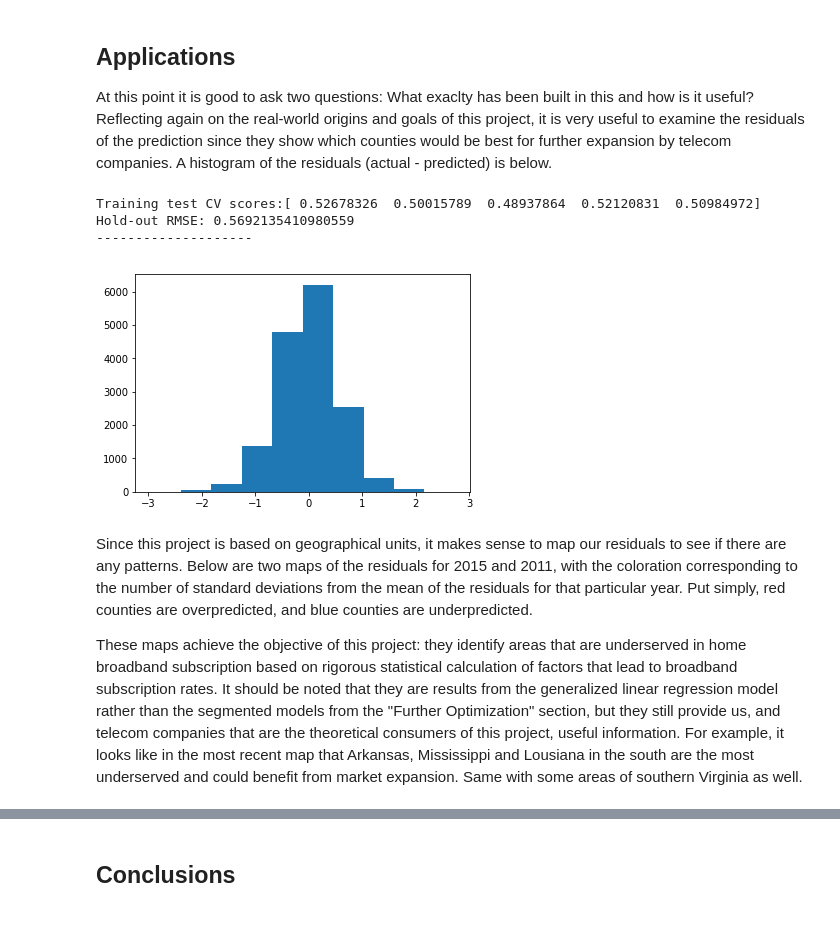
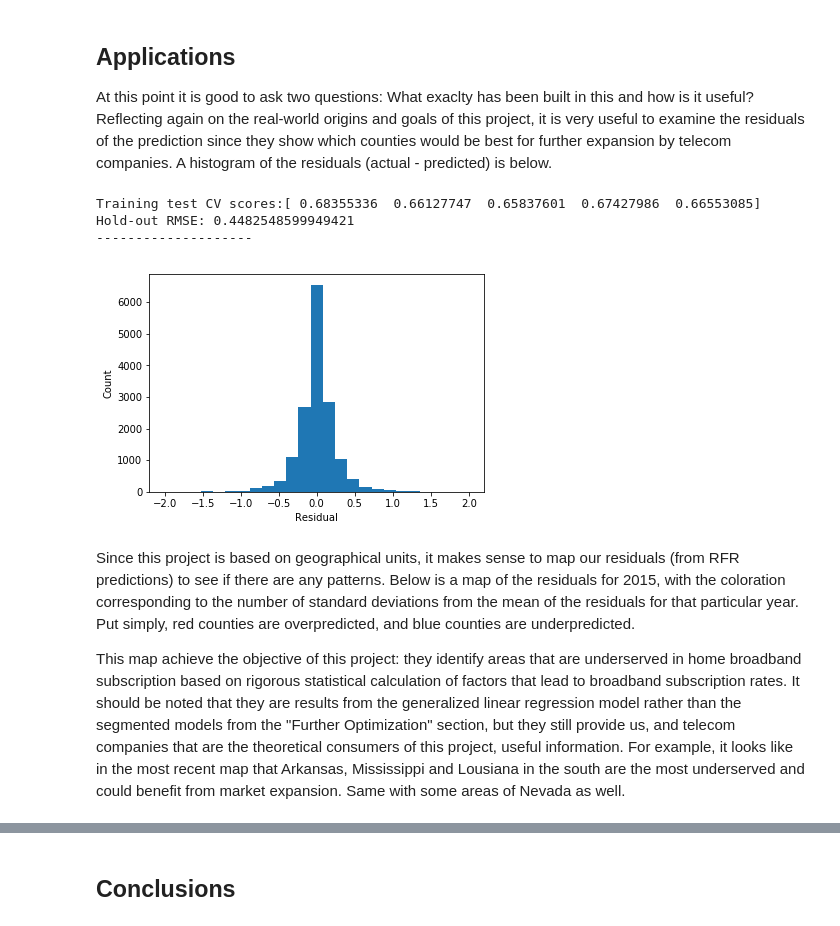
Before and after one commit to cwhitz/Capstone_ML, a Jupyter notebook: Capstone_ML.ipynb, the cells around one changed output, grey strips where cells are left out. Drawn from its saved outputs; the diff is of its cells as text; code cells hidden in the pictures.

```diff
--- a/Capstone_ML.ipynb
+++ b/Capstone_ML.ipynb
@@ -54,3 +46,9 @@ X_train, X_test, y_train, y_test = train_test_split(df_features, lr_bb.BSC, test
+# %%
+# create an imputer object (applied throughout project)
+imp = Imputer(missing_values='NaN', strategy='median', axis=1)
+
+# remove unnecessary features
+lr_bb = broadband.drop(['Unnamed: 0', 'state', 'statename'], axis=1)
 # %% [markdown]
 Second step is designing a function that will allow me to quickly preprocess my data and run it through a selected model to produce metrics for comparison with other models.
 # %%
@@ -65,22 +63,28 @@ def pretty_print_linear(coefs, names = None, sort = False):
         lst = sorted(lst,  key = lambda x:-np.abs(x[0]))
     return "\n + ".join("%s * %s" % (round(coef, 3), name)
                                    for coef, name in lst)
-def preprocess(df):
-    global X_train, X_holdout, y_train, y_holdout, df_features
-    df_features = df.drop('BSC',axis = 1)
-    df_features = imp.fit_transform(df_features)
-    X_train, X_holdout, y_train, y_holdout = train_test_split(df_features, df.BSC, test_size = .2, random_state=24)
 
-def LR_Pipeline(df, model, coef_print=True, return_df=False):
+# generalized preprocessing function drops target variable, imputes missing values, reconstitutes the dataframe
+# and partitions it for training purposes
+def preprocess(df, return_features_df=False):
+    df_features_wNaN = df.drop('BSC',axis = 1)
+    if return_features_df: global df_features
+    df_features = pd.DataFrame(imp.fit_transform(df_features_wNaN))
+    df_features.columns = df_features_wNaN.columns
+    return train_test_split(df_features, df.BSC, test_size = .2, random_state=24)
+
+# and a pipeline for regression models
+def Pipeline(df, model, coef_print=True, return_df=False):
+
     # preprocess & segment data
-    preprocess(df)
+    X_train, X_holdout, y_train, y_holdout = preprocess(df, return_features_df=return_df)
 
     # fit data to a linear regression model
     scores = cross_val_score(model,X_train,y_train, cv=5)
 
     # evaluate RMSE on holdout set
-    lr = model.fit(X_train,y_train)
-    BSC_predicted = lr.predict(X_holdout)
+    reg = model.fit(X_train,y_train)
+    BSC_predicted = reg.predict(X_holdout)
     BSC_predicted[BSC_predicted > 5] = 5
     global holdout_rmse
     holdout_rmse = np.sqrt(mean_squared_error(BSC_predicted, y_holdout))
@@ -88,12 +92,12 @@ def LR_Pipeline(df, model, coef_print=True, return_df=False):
     print('Training test CV scores:{}'.format(scores))
     print('Hold-out RMSE: {}'.format(holdout_rmse))
     if coef_print==True:
-        print("Linear model:\n", pretty_print_linear(lr.coef_, names=list(df.columns), sort=True))
+        print("Linear model:\n", pretty_print_linear(reg.coef_, names=list(df.columns), sort=True))
     print('--------------------')
 
     if return_df==True:
         df_copy = df
-        df_copy.loc[:,'Predicted'] = lr.predict(df_features)
+        df_copy.loc[:,'Predicted'] = reg.predict(df_features)
         df_copy.loc[:,'Residual'] = df['BSC'] - df['Predicted']
         return df_copy
 # %% [markdown]
@@ -327,21 +426,23 @@ There is a lot to unpack here. Overall, I can predict urban and semirural counti
 
 At this point it is good to ask two questions: What exaclty has been built in this and how is it useful? Reflecting again on the real-world origins and goals of this project, it is very useful to examine the residuals of the prediction since they show which counties would be best for further expansion by telecom companies. A histogram of the residuals (actual - predicted) is below.
 # %%
-resid_df = LR_Pipeline(lr_bb, LinearRegression(), coef_print=False, return_df=True)
-plt.hist(resid_df.Residual)
+resid_df = Pipeline(lr_bb, RandomForestRegressor(n_estimators=40, max_features='sqrt'), coef_print=False, return_df=True)
+plt.hist(resid_df.Residual, bins=25)
+plt.xlabel('Residual')
+plt.ylabel('Count')
 plt.show()
 # %% [output]
-Training test CV scores:[ 0.52678326  0.50015789  0.48937864  0.52120831  0.50984972]
-Hold-out RMSE: 0.5692135410980559
+Training test CV scores:[ 0.68355336  0.66127747  0.65837601  0.67427986  0.66553085]
+Hold-out RMSE: 0.4482548599949421
 --------------------
-[figure, old version]
+[figure, new version]
 # %%
 resid_df[resid_df['Year']==2011].to_csv('resid_map_2011.csv')
 resid_df[resid_df['Year']==2015].to_csv('resid_map_2015.csv')
 # %% [markdown]
-Since this project is based on geographical units, it makes sense to map our residuals to see if there are any patterns. Below are two maps of the residuals for 2015 and 2011, with the coloration corresponding to the number of standard deviations from the mean of the residuals for that particular year. Put simply, red counties are overpredicted, and blue counties are underpredicted.
+Since this project is based on geographical units, it makes sense to map our residuals (from RFR predictions) to see if there are any patterns. Below is a map of the residuals for 2015, with the coloration corresponding to the number of standard deviations from the mean of the residuals for that particular year. Put simply, red counties are overpredicted, and blue counties are underpredicted.
 
-These maps achieve the objective of this project: they identify areas that are underserved in home broadband subscription based on rigorous statistical calculation of factors that lead to broadband subscription rates. It should be noted that they are results from the generalized linear regression model rather than the segmented models from the "Further Optimization" section, but they still provide us, and telecom companies that are the theoretical consumers of this project, useful information. For example, it looks like in the most recent map that Arkansas, Mississippi and Lousiana in the south are the most underserved and could benefit from market expansion. Same with some areas of southern Virginia as well.
+This map achieve the objective of this project: they identify areas that are underserved in home broadband subscription based on rigorous statistical calculation of factors that lead to broadband subscription rates. It should be noted that they are results from the generalized linear regression model rather than the segmented models from the "Further Optimization" section, but they still provide us, and telecom companies that are the theoretical consumers of this project, useful information. For example, it looks like in the most recent map that Arkansas, Mississippi and Lousiana in the south are the most underserved and could benefit from market expansion. Same with some areas of Nevada as well.
 # %% [markdown]
 ![2015 Residuals](2015_r_map.png)
 <center> **2015 Residuals** </center>
```
Also changed, not shown: parts of 28 cells of this notebook, 1 other file.
